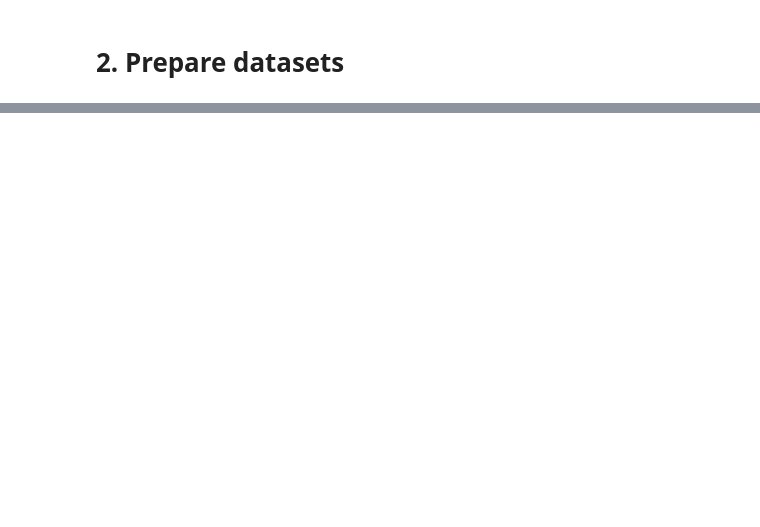
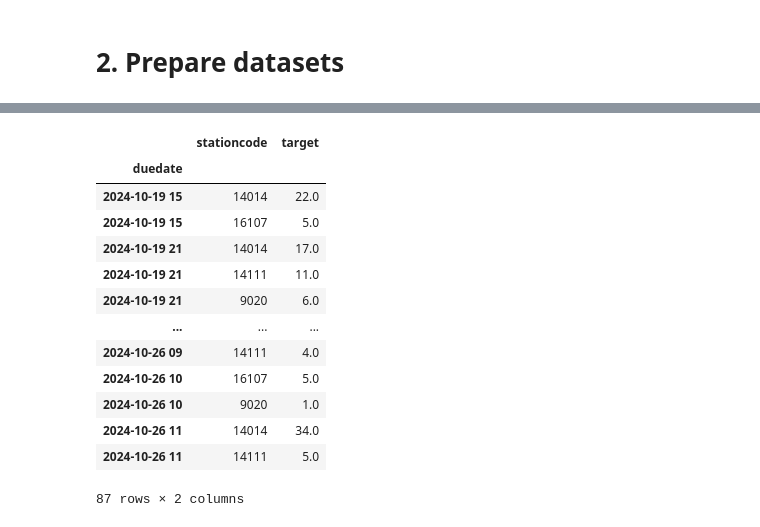
Before and after one commit to BWallyn/velib-prediction, a Jupyter notebook: notebooks/2.1-ACF-and-PACF.ipynb, the cells around one changed output, grey strips where cells are left out. Cells and saved outputs as stored; diff of their text form; code cells hidden in the pictures; blank space fills up the shorter version.

```diff
--- a/notebooks/2.1-ACF-and-PACF.ipynb
+++ b/notebooks/2.1-ACF-and-PACF.ipynb
@@ -75,0 +85,17 @@ train_model_cv_mlflow(
+# %%
+df_analyze
+# %% [output]
+|  | stationcode | target |
+| duedate |  |  |
+| 2024-10-19 15 | 14014 | 22.0 |
+| 2024-10-19 15 | 16107 | 5.0 |
+| 2024-10-19 21 | 14014 | 17.0 |
+| 2024-10-19 21 | 14111 | 11.0 |
+| 2024-10-19 21 | 9020 | 6.0 |
+| ... | ... | ... |
+| 2024-10-26 09 | 14111 | 4.0 |
+| 2024-10-26 10 | 16107 | 5.0 |
+| 2024-10-26 10 | 9020 | 1.0 |
+| 2024-10-26 11 | 14014 | 34.0 |
+| 2024-10-26 11 | 14111 | 5.0 |
+87 rows × 2 columns
```
Also changed, not shown: parts of 15 cells of this notebook.
